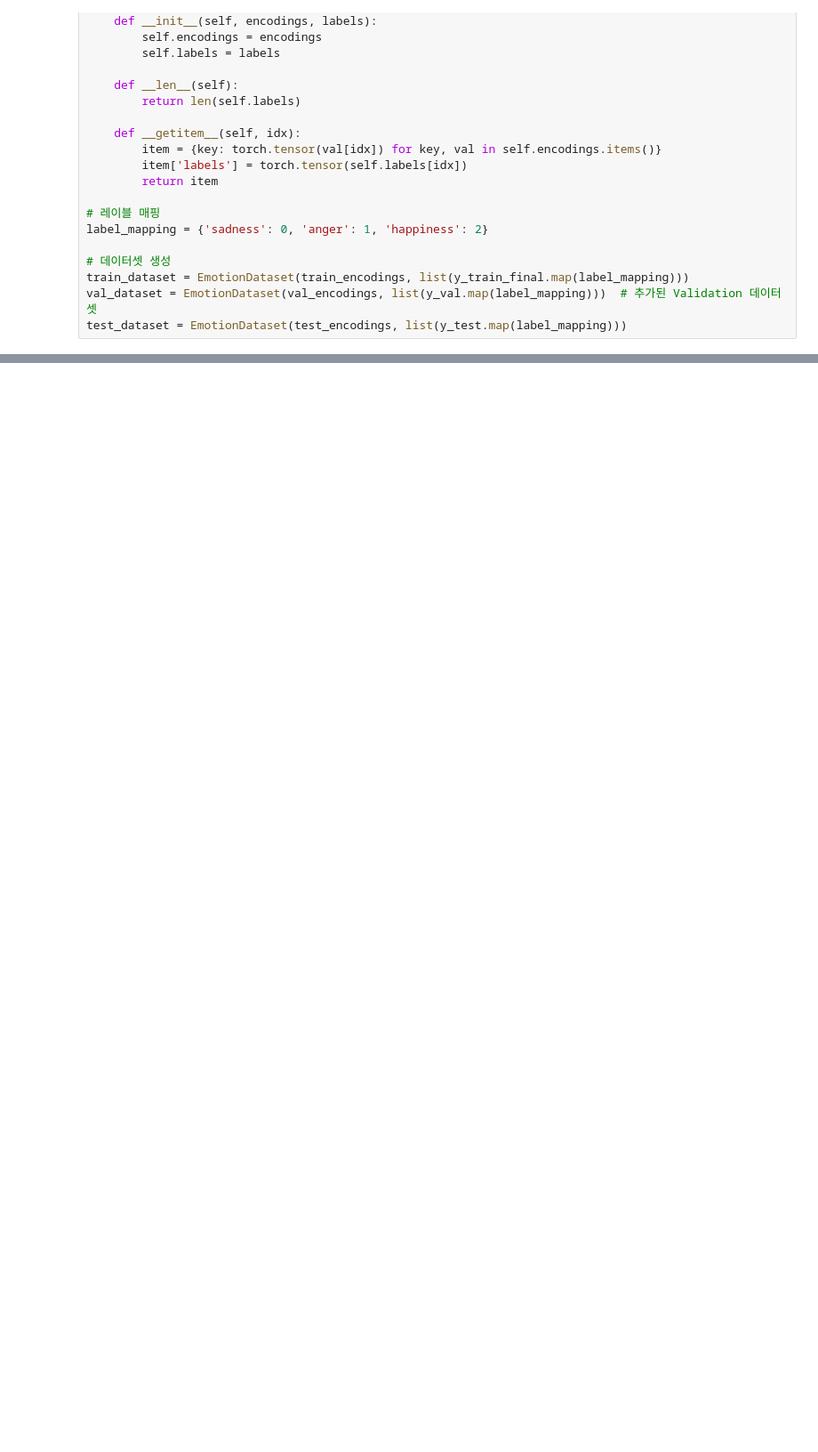
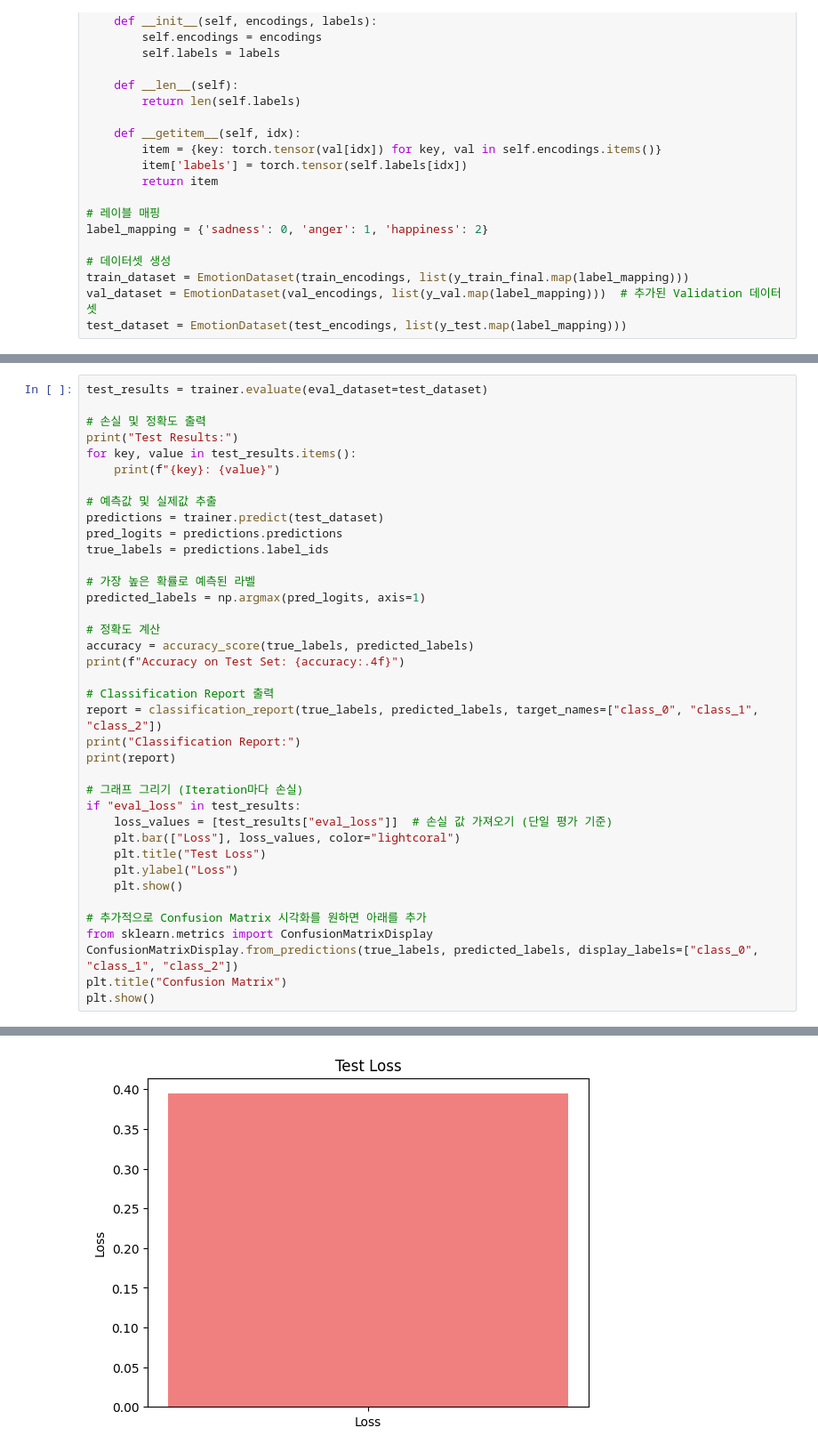
Before and after one commit to Seungyeopkang/Music-recommendations-from-images, a Jupyter notebook: image classification/tunning.ipynb, the cells around one changed output, grey strips where cells are left out. Shown at 89% size. Cells and saved outputs as stored; diff of their text form; blank space fills up the shorter version.

```diff
--- a/image classification/tunning.ipynb
+++ b/image classification/tunning.ipynb
@@ -123,0 +350,39 @@ trainer.train()
+# %%
+test_results = trainer.evaluate(eval_dataset=test_dataset)
+
+# 손실 및 정확도 출력
+print("Test Results:")
+for key, value in test_results.items():
+    print(f"{key}: {value}")
+
+# 예측값 및 실제값 추출
+predictions = trainer.predict(test_dataset)
+pred_logits = predictions.predictions
+true_labels = predictions.label_ids
+
+# 가장 높은 확률로 예측된 라벨
+predicted_labels = np.argmax(pred_logits, axis=1)
+
+# 정확도 계산
+accuracy = accuracy_score(true_labels, predicted_labels)
+print(f"Accuracy on Test Set: {accuracy:.4f}")
+
+# Classification Report 출력
+report = classification_report(true_labels, predicted_labels, target_names=["class_0", "class_1", "class_2"])
+print("Classification Report:")
+print(report)
+
+# 그래프 그리기 (Iteration마다 손실)
+if "eval_loss" in test_results:
+    loss_values = [test_results["eval_loss"]]  # 손실 값 가져오기 (단일 평가 기준)
+    plt.bar(["Loss"], loss_values, color="lightcoral")
+    plt.title("Test Loss")
+    plt.ylabel("Loss")
+    plt.show()
+
+# 추가적으로 Confusion Matrix 시각화를 원하면 아래를 추가
+from sklearn.metrics import ConfusionMatrixDisplay
+ConfusionMatrixDisplay.from_predictions(true_labels, predicted_labels, display_labels=["class_0", "class_1", "class_2"])
+plt.title("Confusion Matrix")
+plt.show()
+# %% [output]
@@ -123,0 +407 @@ trainer.train()
+[figure, added]
```
Also changed, not shown: parts of 10 cells of this notebook.
